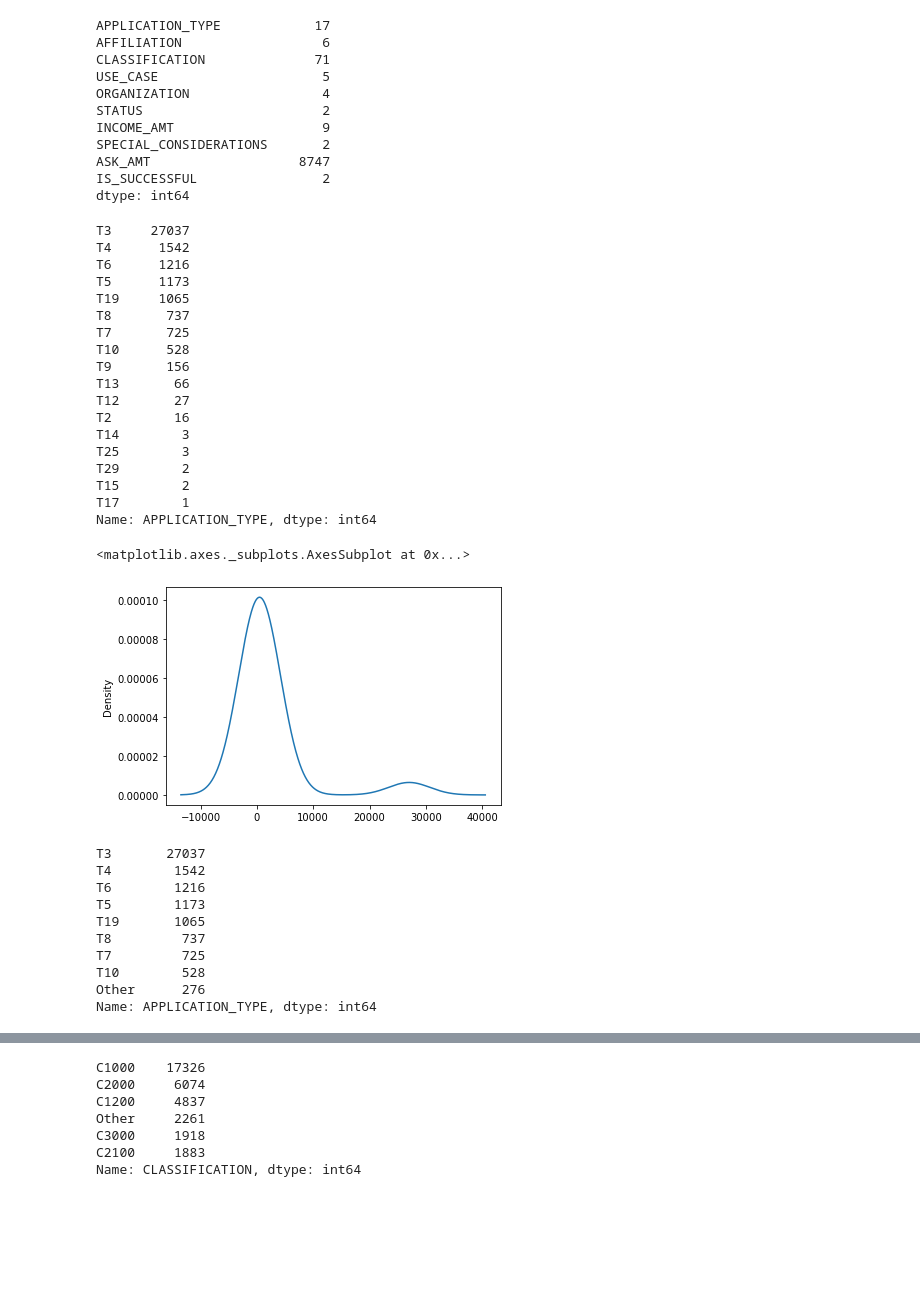
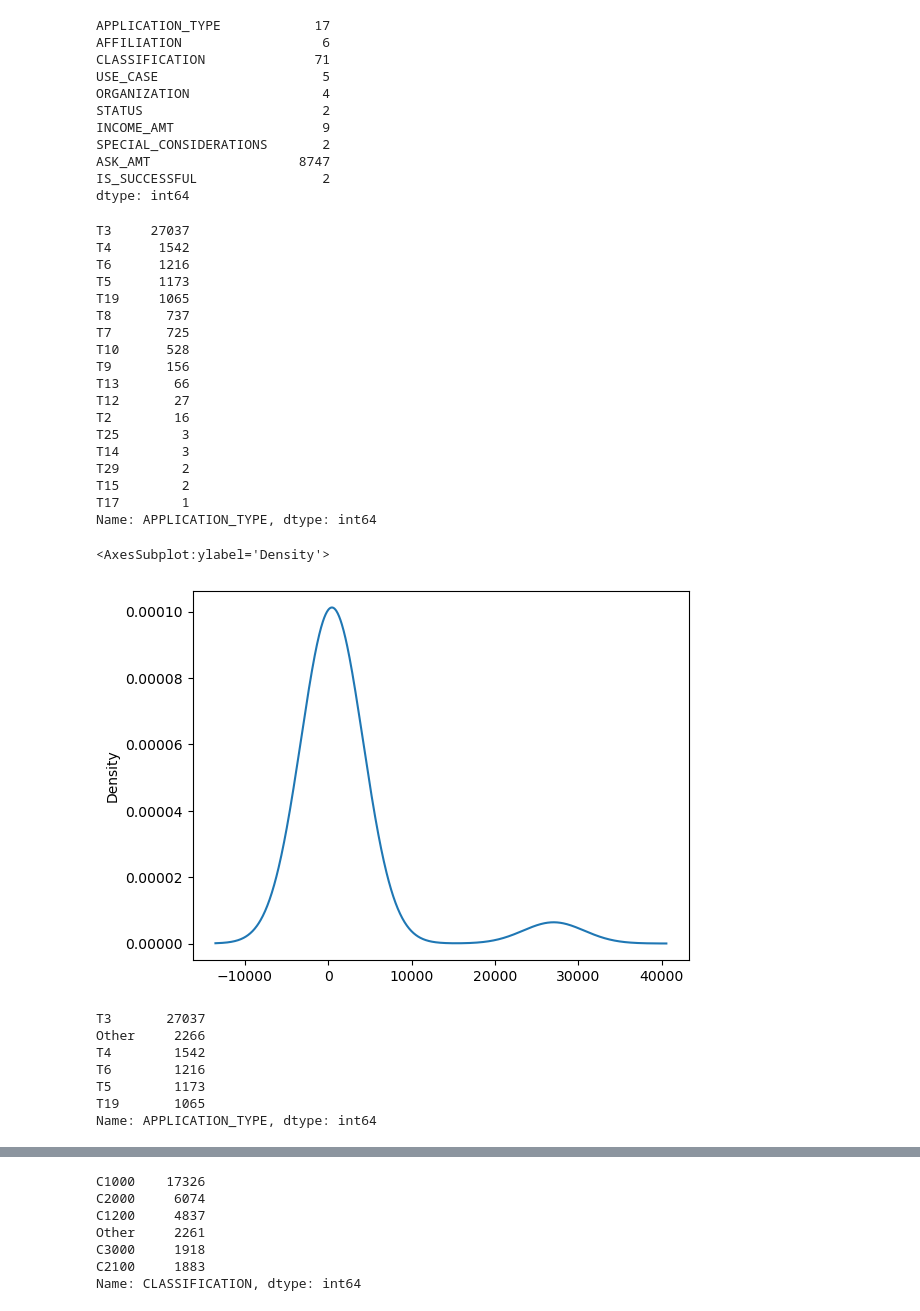
Before and after one commit to ecadorette/Neural_Network_Charity_Analysis, a Jupyter notebook: AlphabetSoupCharity.ipynb, the cells around one changed output, grey strips where cells are left out. Drawn from its saved outputs; the diff is of its cells as text; code cells hidden in the pictures; blank space fills up the shorter version.

```diff
--- a/AlphabetSoupCharity.ipynb
+++ b/AlphabetSoupCharity.ipynb
@@ -9,7 +9,7 @@ import tensorflow as tf
 
 #  Import and read the charity_data.csv.
 import pandas as pd
-application_df = pd.read_csv("../Resources/charity_data.csv")
+application_df = pd.read_csv("charity_data.csv")
 application_df.head()
 # %% [output]
 |  | EIN | NAME | APPLICATION_TYPE | AFFILIATION | CLASSIFICATION | USE_CASE | ORGANIZATION | STATUS | ... |
@@ -21,3 +21,5 @@ application_df.head()
 # %%
 # Drop the non-beneficial ID columns, 'EIN' and 'NAME'.
 #  YOUR CODE GOES HERE
+new_application_df = application_df.drop(columns=["EIN","NAME"])
+new_application_df.head()
@@ -39,6 +49,8 @@ dtype: int64
 # %%
 # Look at APPLICATION_TYPE value counts for binning
 #  YOUR CODE GOES HERE
+application_type_counts = new_application_df['APPLICATION_TYPE'].value_counts()
+application_type_counts
 # %% [output]
 T3     27037
 T4      1542
@@ -52,8 +64,8 @@ T9       156
 T13       66
 T12       27
 T2        16
+T25        3
 T14        3
-T25        3
 T29        2
 T15        2
 T17        1
@@ -61,29 +73,27 @@ Name: APPLICATION_TYPE, dtype: int64
 # %%
 # Visualize the value counts of APPLICATION_TYPE
 #  YOUR CODE GOES HERE
+application_type_counts.plot.density()
 # %% [output]
-<matplotlib.axes._subplots.AxesSubplot at 0x...>
+<AxesSubplot:ylabel='Density'>
-[figure, old version]
+[figure, new version]
 # %%
 # Determine which values to replace if counts are less than ...?
 #  YOUR CODE GOES HERE
-
+replace_application = list(application_type_counts[application_type_counts < 1000].index)
 # Replace in dataframe
 for app in replace_application:
-    application_df.APPLICATION_TYPE = application_df.APPLICATION_TYPE.replace(app,"Other")
+    new_application_df.APPLICATION_TYPE = new_application_df.APPLICATION_TYPE.replace(app,"Other")
 
 # Check to make sure binning was successful
-application_df.APPLICATION_TYPE.value_counts()
+new_application_df.APPLICATION_TYPE.value_counts()
 # %% [output]
 T3       27037
+Other     2266
 T4        1542
 T6        1216
 T5        1173
 T19       1065
-T8         737
-T7         725
-T10        528
-Other      276
 Name: APPLICATION_TYPE, dtype: int64
 # %%
 # Look at CLASSIFICATION value counts for binning
```
Also changed, not shown: parts of 9 cells of this notebook.
